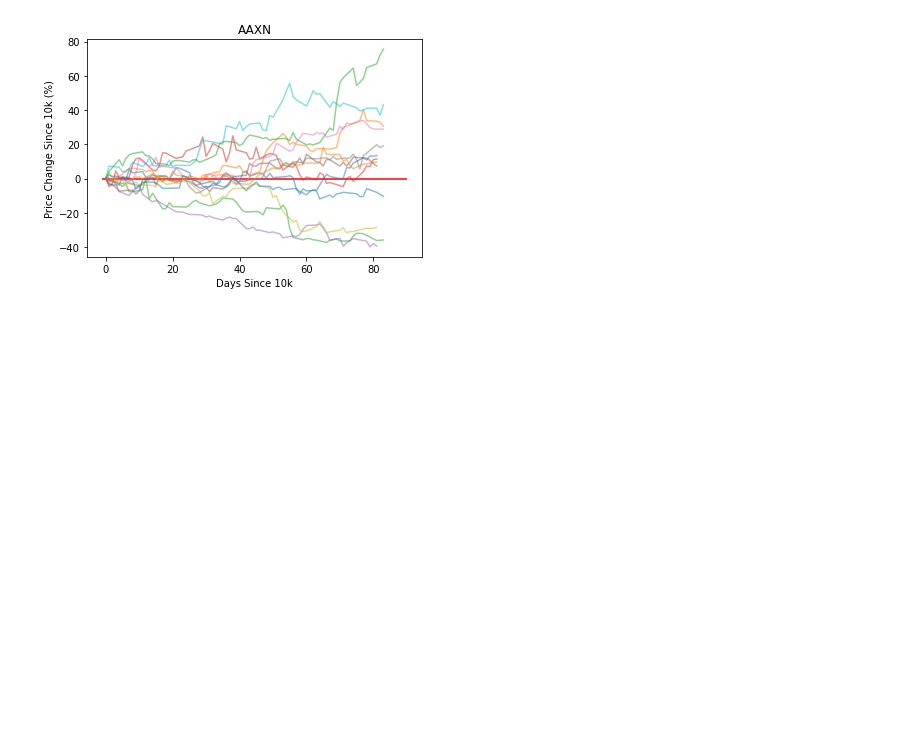
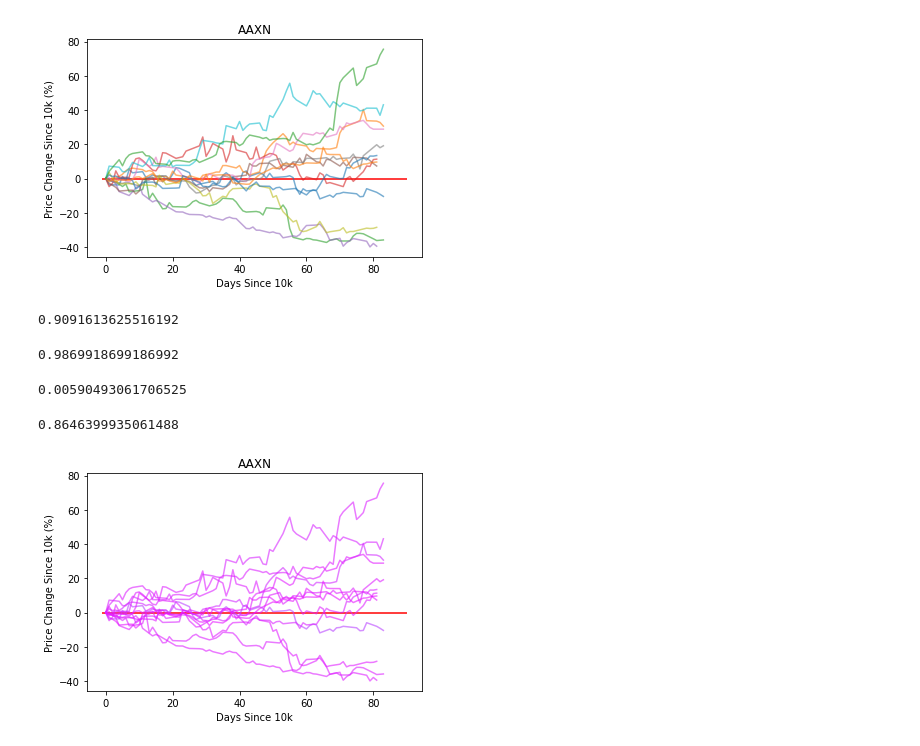
Before and after one commit to rlew631/NLP_stock_analysis, a Jupyter notebook: 10k_visualization.ipynb, the cells around one changed output. Cells and saved outputs as stored; diff of their text form; code cells hidden in the pictures; blank space fills up the shorter version.

Commit message:
Color mapped the graphs to scores

```diff
--- a/10k_visualization.ipynb
+++ b/10k_visualization.ipynb
@@ -164,6 +165,43 @@ for i in range(len(start_dates)-1):
     plot_df = prices_df.iloc[start_dates[i]:start_dates[i+1],:]
     time_elapsed = [(date - list(plot_df.dates)[0]).days for date in list(plot_df.dates)]
     opening_prices = np.multiply(np.subtract(np.divide(list(plot_df.Open.values),list(plot_df.Open.values)[0]),1),100)
-    plt.plot(time_elapsed, opening_prices, alpha=0.5)
+    plt.plot(time_elapsed, opening_prices, alpha=0.6)
 # %% [output]
 [figure]
+# %%
+stats_df = pd.read_csv('cos_and_jaccard_stats.csv')
+stats_df[stats_df.cik == cik].min_cos.values[0]
+stats_df[stats_df.cik == cik].max_cos.values[0]
+# %% [output]
+0.9091613625516192
+# %%
+stats_df.sort_values('max_jaccard', ascending = False).max_jaccard.values[0]
+# %% [output]
+0.9869918699186992
+# %%
+stats_df.sort_values('min_jaccard').min_jaccard.values[0]
+# %% [output]
+0.00590493061706525
+# %%
+plot_df = prices_df.iloc[start_dates[i]:start_dates[i+1],:]
+plot_df.cosine_score.sum()
+# %% [output]
+0.8646399935061488
+# %%
+from matplotlib import cm
+import seaborn as sns
+cmap = matplotlib.cm.get_cmap('cool')
+#cmap = sns.color_palette("red:green", as_cmap=True)
+
+start_dates = list(prices_df[prices_df['cosine_score'] > 0].index)
+plt.hlines(0,xmin = -1,xmax = 90, color='red')
+plt.title(str(tickers[cik]).upper())
+plt.xlabel('Days Since 10k')
+plt.ylabel('Price Change Since 10k (%)')
+for i in range(len(start_dates)-1):
+    plot_df = prices_df.iloc[start_dates[i]:start_dates[i+1],:]
+    time_elapsed = [(date - list(plot_df.dates)[0]).days for date in list(plot_df.dates)]
+    opening_prices = np.multiply(np.subtract(np.divide(list(plot_df.Open.values),list(plot_df.Open.values)[0]),1),100)
+    plt.plot(time_elapsed, opening_prices, alpha=0.6, color = cmap(plot_df.cosine_score.sum()))
+# %% [output]
+[figure, added]
```
Also changed, not shown: parts of 2 cells of this notebook.
